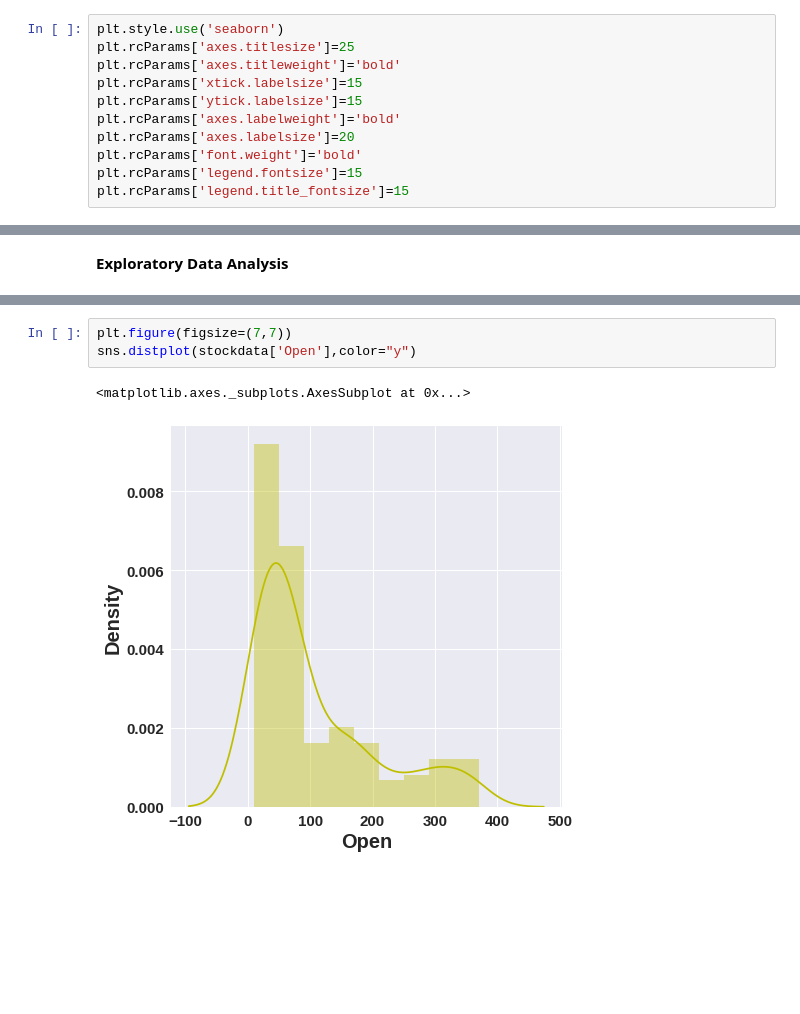
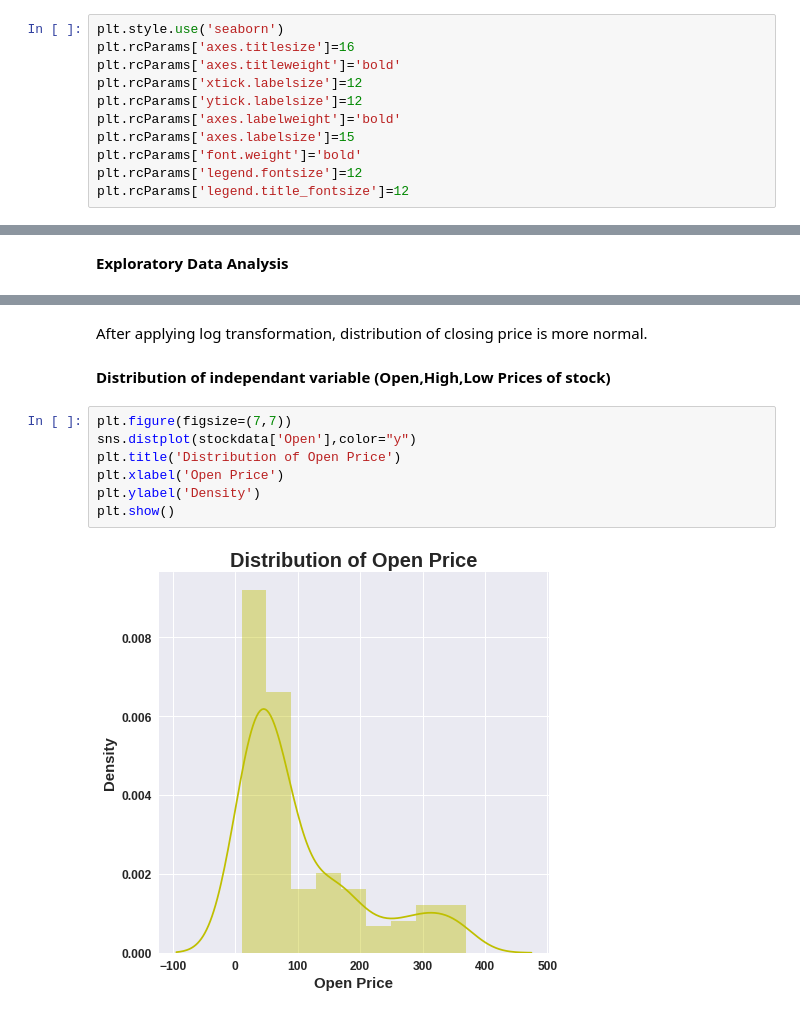
Before and after one commit to priyabodke41/Regression_capstone_project, a Jupyter notebook: Regression_capstone_project.ipynb, the cells around one changed output, grey strips where cells are left out. Drawn from its saved outputs; the diff is of its cells as text; blank space fills up the shorter version.

```diff
--- a/Regression_capstone_project.ipynb
+++ b/Regression_capstone_project.ipynb
@@ -14,15 +14,15 @@ import seaborn as sns
 import matplotlib.pyplot as plt
 # %%
 plt.style.use('seaborn')
-plt.rcParams['axes.titlesize']=25
+plt.rcParams['axes.titlesize']=16
 plt.rcParams['axes.titleweight']='bold'
-plt.rcParams['xtick.labelsize']=15
-plt.rcParams['ytick.labelsize']=15
+plt.rcParams['xtick.labelsize']=12
+plt.rcParams['ytick.labelsize']=12
 plt.rcParams['axes.labelweight']='bold'
-plt.rcParams['axes.labelsize']=20
+plt.rcParams['axes.labelsize']=15
 plt.rcParams['font.weight']='bold'
-plt.rcParams['legend.fontsize']=15
-plt.rcParams['legend.title_fontsize']=15
+plt.rcParams['legend.fontsize']=12
+plt.rcParams['legend.title_fontsize']=12
 # %%
 from google.colab import drive
 drive.mount('/content/drive')
@@ -138,9 +154,16 @@ sns.distplot(stockdata['Close'],color="g")
+# %% [markdown]
+After applying log transformation, distribution of closing price is more normal.
+# %% [markdown]
+**Distribution of independant variable (Open,High,Low Prices of stock)**
 # %%
 plt.figure(figsize=(7,7))
 sns.distplot(stockdata['Open'],color="y")
+plt.title('Distribution of Open Price')
+plt.xlabel('Open Price')
+plt.ylabel('Density')
+plt.show()
 # %% [output]
-<matplotlib.axes._subplots.AxesSubplot at 0x...>
-[figure, old version]
+[figure, new version]
 # %%
 plt.figure(figsize=(7,7))
 sns.distplot(stockdata['High'],color="y")
```
Also changed, not shown: parts of 14 cells of this notebook.
